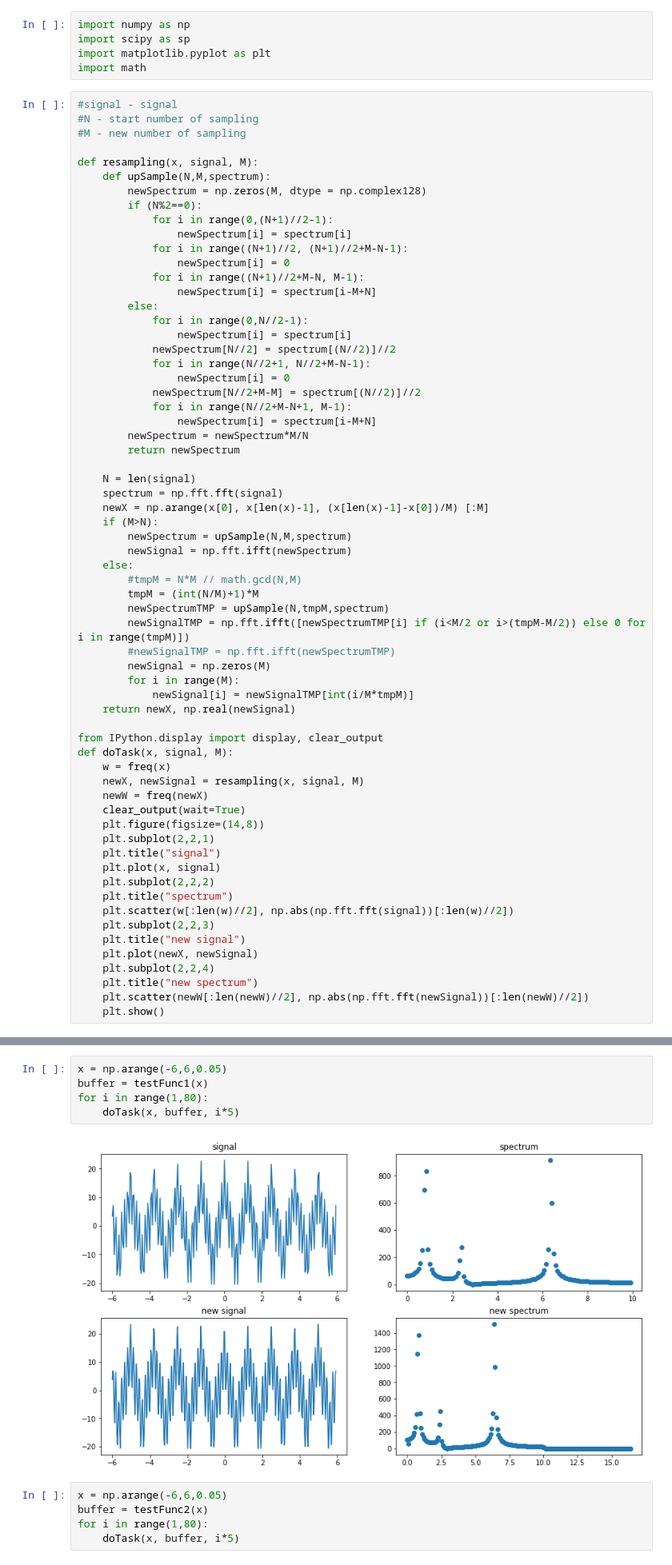
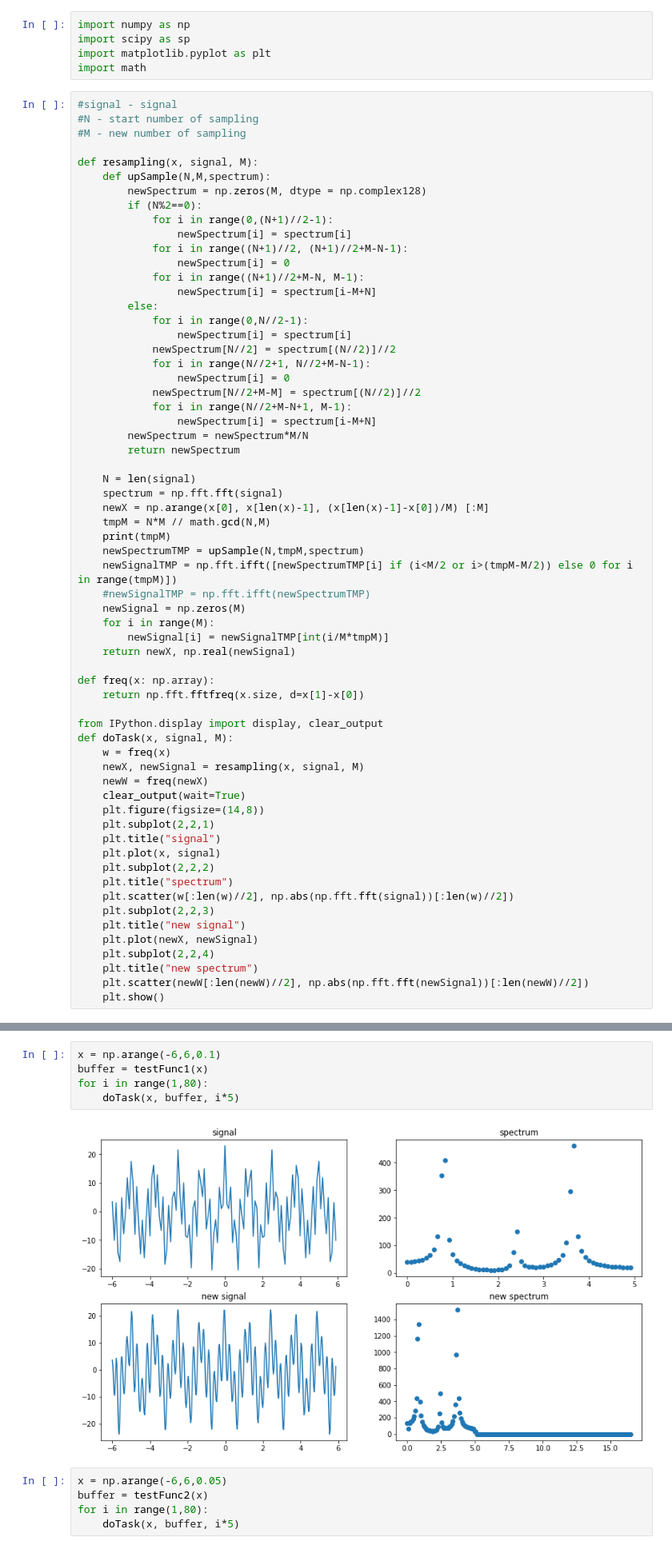
Before and after one commit to BearingBall/methods-of-signal-proccessing, a Jupyter notebook: task5.ipynb, the cells around one changed output, grey strips where cells are left out. Shown at 80% size. Drawn from its saved outputs; the diff is of its cells as text.

```diff
--- a/task5.ipynb
+++ b/task5.ipynb
@@ -33,19 +33,18 @@ def resampling(x, signal, M):
     N = len(signal)
     spectrum = np.fft.fft(signal)
     newX = np.arange(x[0], x[len(x)-1], (x[len(x)-1]-x[0])/M) [:M]
-    if (M>N):
-        newSpectrum = upSample(N,M,spectrum)
-        newSignal = np.fft.ifft(newSpectrum)
-    else:
-        #tmpM = N*M // math.gcd(N,M)
-        tmpM = (int(N/M)+1)*M
-        newSpectrumTMP = upSample(N,tmpM,spectrum)
-        newSignalTMP = np.fft.ifft([newSpectrumTMP[i] if (i<M/2 or i>(tmpM-M/2)) else 0 for i in range(tmpM)])
-        #newSignalTMP = np.fft.ifft(newSpectrumTMP)
-        newSignal = np.zeros(M)
-        for i in range(M):
-            newSignal[i] = newSignalTMP[int(i/M*tmpM)]
+    tmpM = N*M // math.gcd(N,M)
+    print(tmpM)
+    newSpectrumTMP = upSample(N,tmpM,spectrum)
+    newSignalTMP = np.fft.ifft([newSpectrumTMP[i] if (i<M/2 or i>(tmpM-M/2)) else 0 for i in range(tmpM)])
+    #newSignalTMP = np.fft.ifft(newSpectrumTMP)
+    newSignal = np.zeros(M)
+    for i in range(M):
+        newSignal[i] = newSignalTMP[int(i/M*tmpM)]
     return newX, np.real(newSignal)
+
+def freq(x: np.array):
+    return np.fft.fftfreq(x.size, d=x[1]-x[0])
 
 from IPython.display import display, clear_output
 def doTask(x, signal, M):
@@ -82,10 +86,10 @@ def testFunc4(x):
 # %%
-x = np.arange(-6,6,0.05)
+x = np.arange(-6,6,0.1)
 buffer = testFunc1(x)
 for i in range(1,80):
     doTask(x, buffer, i*5)
 # %% [output]
-[figure, old version]
+[figure, new version]
 # %%
 x = np.arange(-6,6,0.05)
 buffer = testFunc2(x)
```
Also changed, not shown: parts of 1 cell of this notebook.
